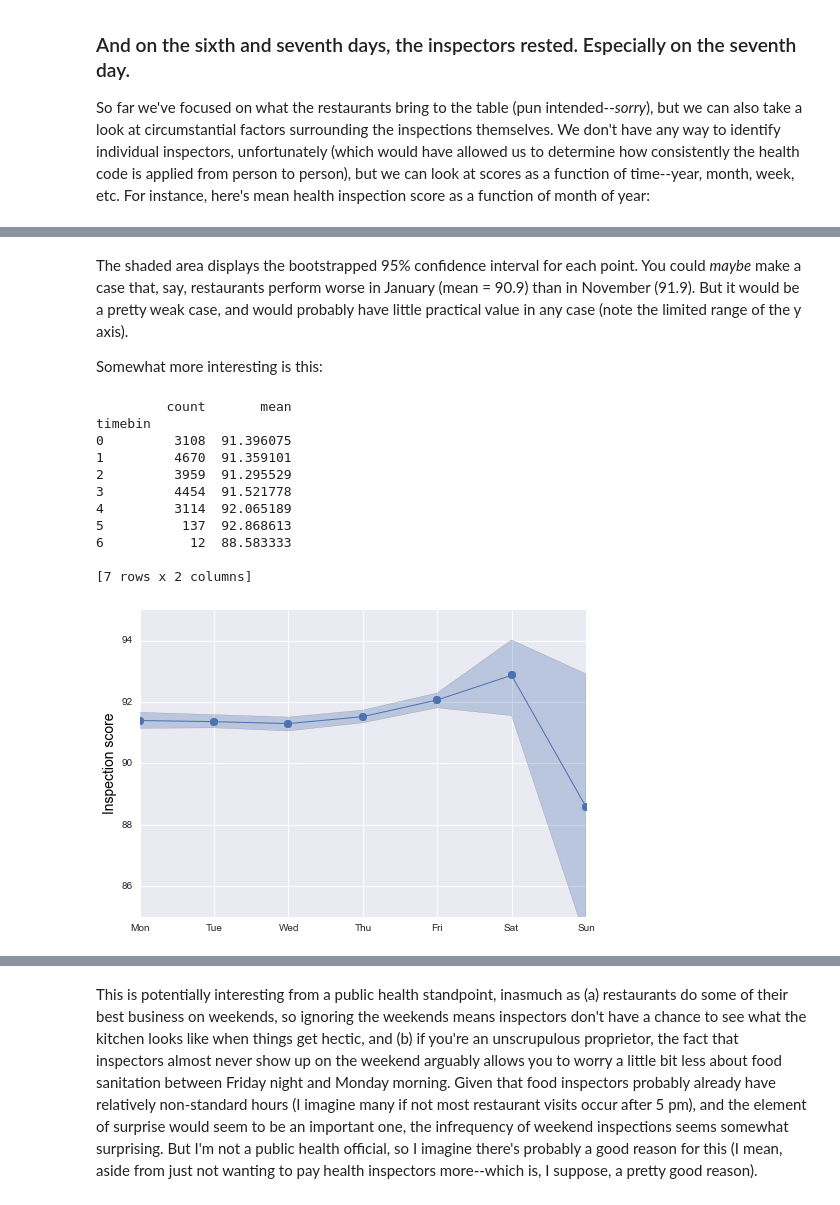
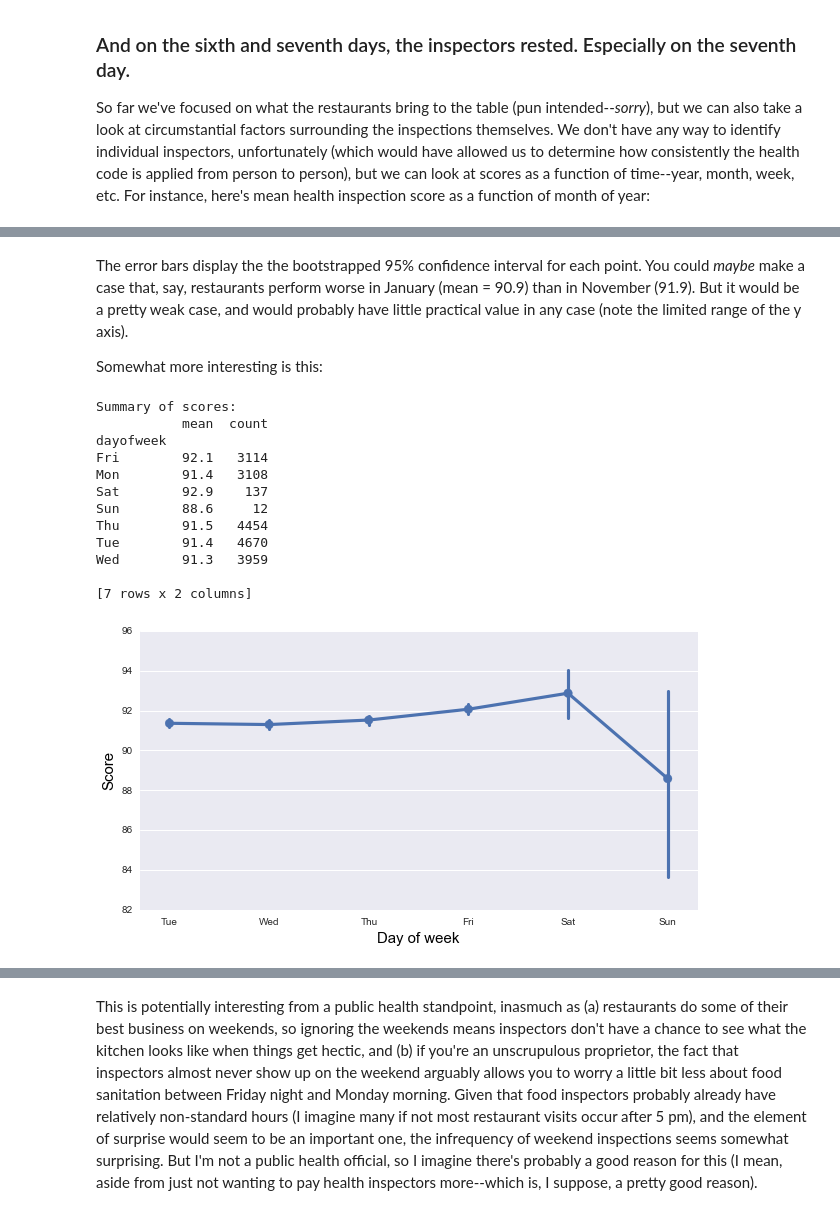
Before and after one commit to tyarkoni/open-data-flights, a Jupyter notebook: health-inspection/flight1.ipynb, the cells around one changed output, grey strips where cells are left out. Saved outputs shown, nothing was run; the diff lists cells and outputs as text; code cells hidden in the pictures.

```diff
--- a/health-inspection/flight1.ipynb
+++ b/health-inspection/flight1.ipynb
@@ -309,7 +241,13 @@ A quicker way to plot this would be:
 # %%
-data["month"] = data.date.map(lambda d: calendar.month_name[d.month][:3])
-f, ax = plt.subplots(figsize=(10, 5))
-sns.pointplot("month", "Score", data=data,
-               x_order=[n[:3] for n in calendar.month_name[1:]]);
-ax.set_ylim(85, 95);
+import calendar
+
+def plot_inspections_by_time(unit, labels, summary=False, **kwargs):
+    data[unit] = data['date'].map(lambda d: labels[getattr(d, unit)][:3])
+    if summary:
+        print "Summary of scores:"
+        print np.round(data.groupby(unit)['Score'].agg(['mean', 'count']), 1)
+    f, ax = plt.subplots(figsize=(10, 5))
+    return sns.pointplot(unit, "Score", data=data, x_order=[n[:3] for n in labels[1:]], **kwargs)
+
+_ = plot_inspections_by_time('month', calendar.month_name, True).set_ylim(82, 96)
 # %% [output]
@@ -317,20 +272,21 @@ ax.set_ylim(85, 95);
 # %% [markdown]
-The shaded area displays the bootstrapped 95% confidence interval for each point. You could *maybe* make a case that, say, restaurants perform worse in January (mean = 90.9) than in November (91.9). But it would be a pretty weak case, and would probably have little practical value in any case (note the limited range of the y axis).
+The error bars display the the bootstrapped 95% confidence interval for each point. You could *maybe* make a case that, say, restaurants perform worse in January (mean = 90.9) than in November (91.9). But it would be a pretty weak case, and would probably have little practical value in any case (note the limited range of the y axis).
 
 Somewhat more interesting is this:
 # %%
 # Plot by weekday
-plot_inspections_by_time('weekday', labels=[x[:3] for x in calendar.day_name])
+_ = plot_inspections_by_time('dayofweek', calendar.day_name, True).set_xlabel('Day of week')
 # %% [output]
-         count       mean
-timebin
-0         3108  91.396075
-1         4670  91.359101
-2         3959  91.295529
-3         4454  91.521778
-4         3114  92.065189
-5          137  92.868613
-6           12  88.583333
+Summary of scores:
+           mean  count
+dayofweek
+Fri        92.1   3114
+Mon        91.4   3108
+Sat        92.9    137
+Sun        88.6     12
+Thu        91.5   4454
+Tue        91.4   4670
+Wed        91.3   3959
 
 [7 rows x 2 columns]
-[figure, old version]
+[figure, new version]
```
Also changed, not shown: parts of 7 cells of this notebook.
